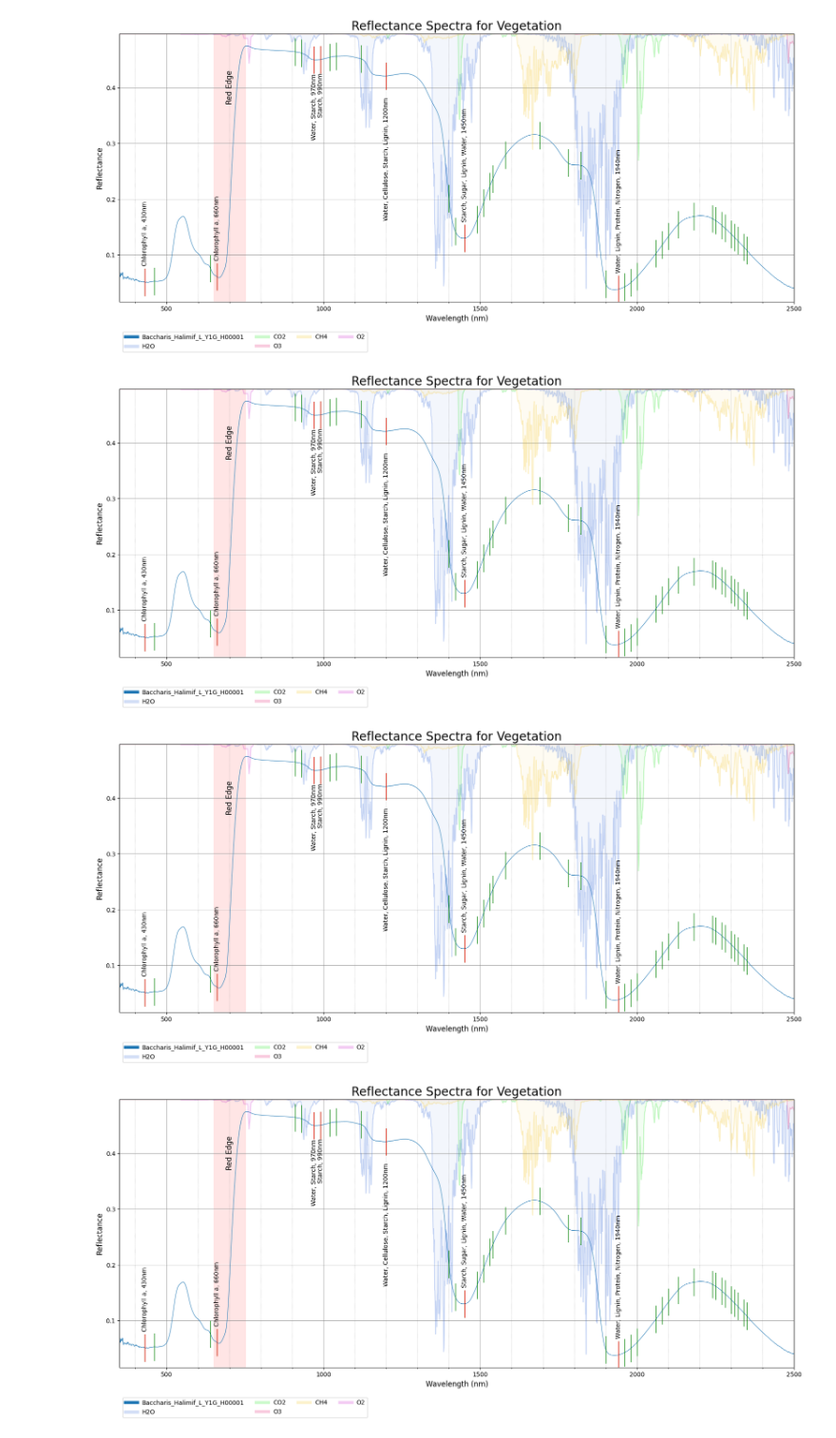
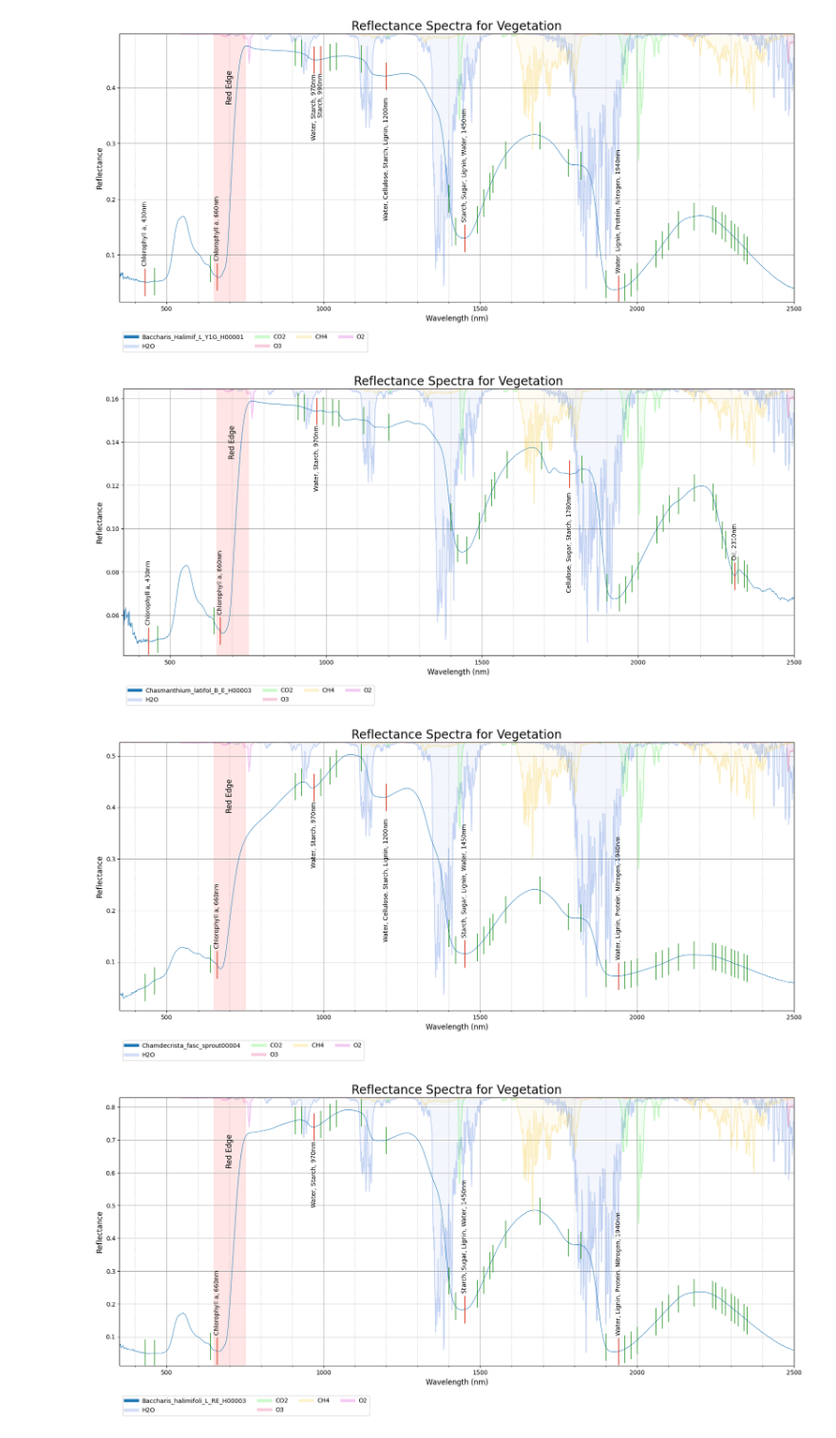
Before and after one commit to abasener/SpectralFeatures, a Jupyter notebook: ExampleCall.ipynb, the cells around one changed output. Shown at 95% size. Cells and saved outputs as stored; diff of their text form; code cells hidden in the pictures.

```diff
--- a/ExampleCall.ipynb
+++ b/ExampleCall.ipynb
@@ -19,13 +19,13 @@ aplot = ap.aplot(libVeg.bands.centers, libVeg.spectra[1], libVeg.names[1],
 # %%
 # List of specific n values
 n_values = [70, 35, 30, 20, 0, 1]
 
 # Loop through specified n values
 for n in n_values:
-    aplot = ap.aplot(libVeg.bands.centers, libVeg.spectra[1], libVeg.names[1],
+    aplot = ap.aplot(libVeg.bands.centers, libVeg.spectra[n], libVeg.names[n],
                 plot_gas_trans = True, plot_red_edge = True,
                 feat_params=feat_params)
 # %% [output]
-[figure, old version]
+[figure, new version]
-[figure, old version]
+[figure, new version]
-[figure, old version]
+[figure, new version]
```
Also changed, not shown: parts of 1 cell of this notebook.
